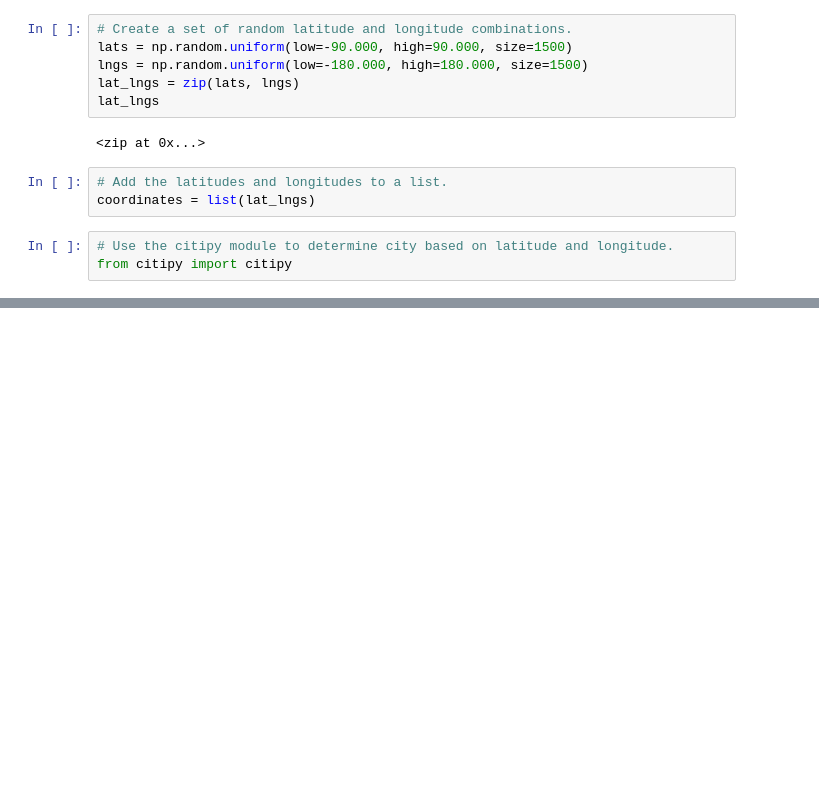
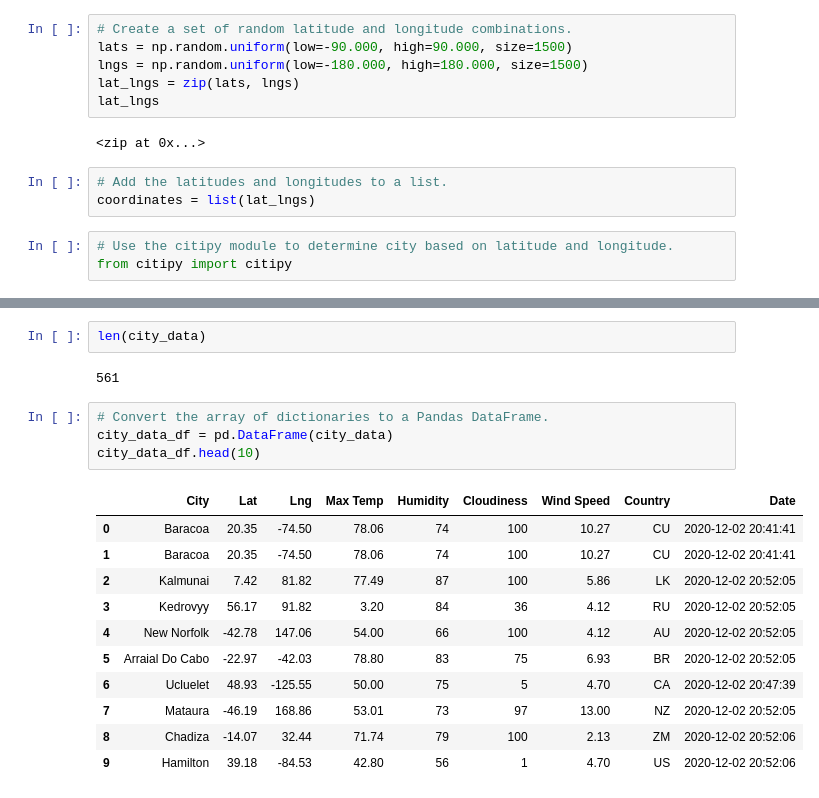
Before and after one commit to MariaGarzon/World_Weather_Analysis, a Jupyter notebook: WeatherPy.ipynb, the cells around one changed output, grey strips where cells are left out. Drawn from its saved outputs; the diff is of its cells as text; blank space fills up the shorter version.

```diff
--- a/WeatherPy.ipynb
+++ b/WeatherPy.ipynb
@@ -55,0 +158,20 @@ len(cities)
+# %%
+len(city_data)
+# %% [output]
+561
+# %%
+# Convert the array of dictionaries to a Pandas DataFrame.
+city_data_df = pd.DataFrame(city_data)
+city_data_df.head(10)
+# %% [output]
+|  | City | Lat | Lng | Max Temp | Humidity | Cloudiness | Wind Speed | Country | Date |
+| 0 | Baracoa | 20.35 | -74.50 | 78.06 | 74 | 100 | 10.27 | CU | 2020-12-02 20:41:41 |
+| 1 | Baracoa | 20.35 | -74.50 | 78.06 | 74 | 100 | 10.27 | CU | 2020-12-02 20:41:41 |
+| 2 | Kalmunai | 7.42 | 81.82 | 77.49 | 87 | 100 | 5.86 | LK | 2020-12-02 20:52:05 |
+| 3 | Kedrovyy | 56.17 | 91.82 | 3.20 | 84 | 36 | 4.12 | RU | 2020-12-02 20:52:05 |
+| 4 | New Norfolk | -42.78 | 147.06 | 54.00 | 66 | 100 | 4.12 | AU | 2020-12-02 20:52:05 |
+| 5 | Arraial Do Cabo | -22.97 | -42.03 | 78.80 | 83 | 75 | 6.93 | BR | 2020-12-02 20:52:05 |
+| 6 | Ucluelet | 48.93 | -125.55 | 50.00 | 75 | 5 | 4.70 | CA | 2020-12-02 20:47:39 |
+| 7 | Mataura | -46.19 | 168.86 | 53.01 | 73 | 97 | 13.00 | NZ | 2020-12-02 20:52:05 |
+| 8 | Chadiza | -14.07 | 32.44 | 71.74 | 79 | 100 | 2.13 | ZM | 2020-12-02 20:52:06 |
+| 9 | Hamilton | 39.18 | -84.53 | 42.80 | 56 | 1 | 4.70 | US | 2020-12-02 20:52:06 |
```
Also changed, not shown: parts of 9 cells of this notebook, 3 other files.
